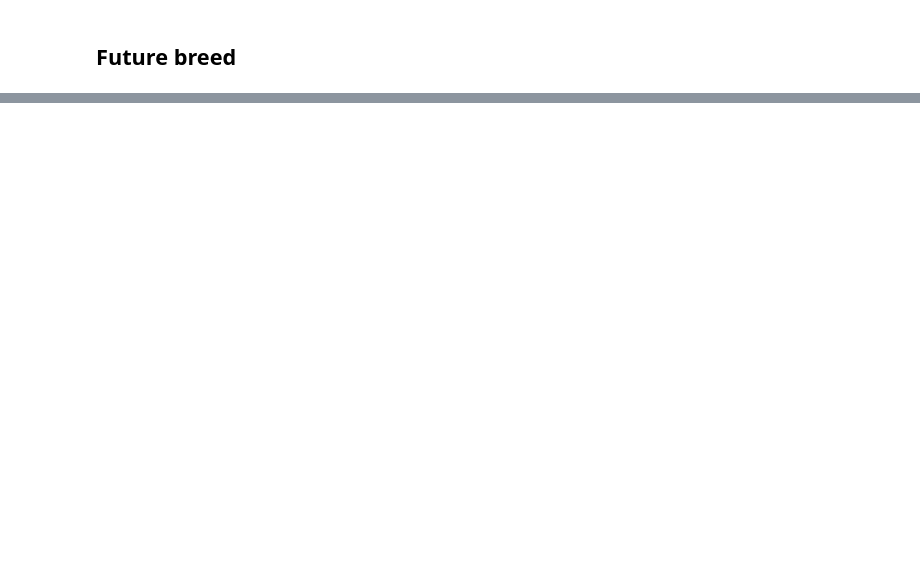
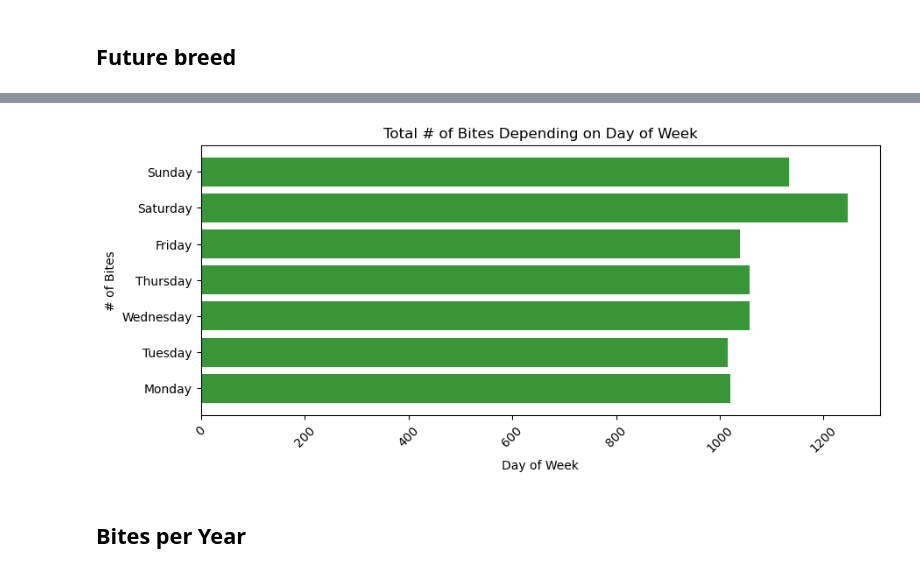
Before and after one commit to mooreforlesss/project_1_group_13, a Jupyter notebook: alex_work_branch/Updated Work.ipynb, the cells around one changed output, grey strips where cells are left out. Cells and saved outputs as stored; diff of their text form; code cells hidden in the pictures; blank space fills up the shorter version.

```diff
--- a/alex_work_branch/Updated Work.ipynb
+++ b/alex_work_branch/Updated Work.ipynb
@@ -483,0 +590,16 @@ breed_mask.unique()
+# %%
+x = ['Monday', 'Tuesday', 'Wednesday', 'Thursday', 'Friday', 'Saturday', 'Sunday']
+y = [1021, 1015, 1057, 1058, 1038, 1246, 1133]
+plt.figure(figsize=(10, 4))
+plt.barh(x, y, color='forestgreen',alpha=0.90, align="center")
+# Add labels and title
+plt.xlabel('Day of Week')
+plt.ylabel('# of Bites')
+plt.title('Total # of Bites Depending on Day of Week')
+plt.xticks(rotation=45)  # Rotate x-axis labels for better readability
+#Display the plot
+plt.show()
+# %% [output]
+[figure, added]
+# %% [markdown]
+## Bites per Year
```
Also changed, not shown: parts of 30 cells of this notebook, 1 other file.
